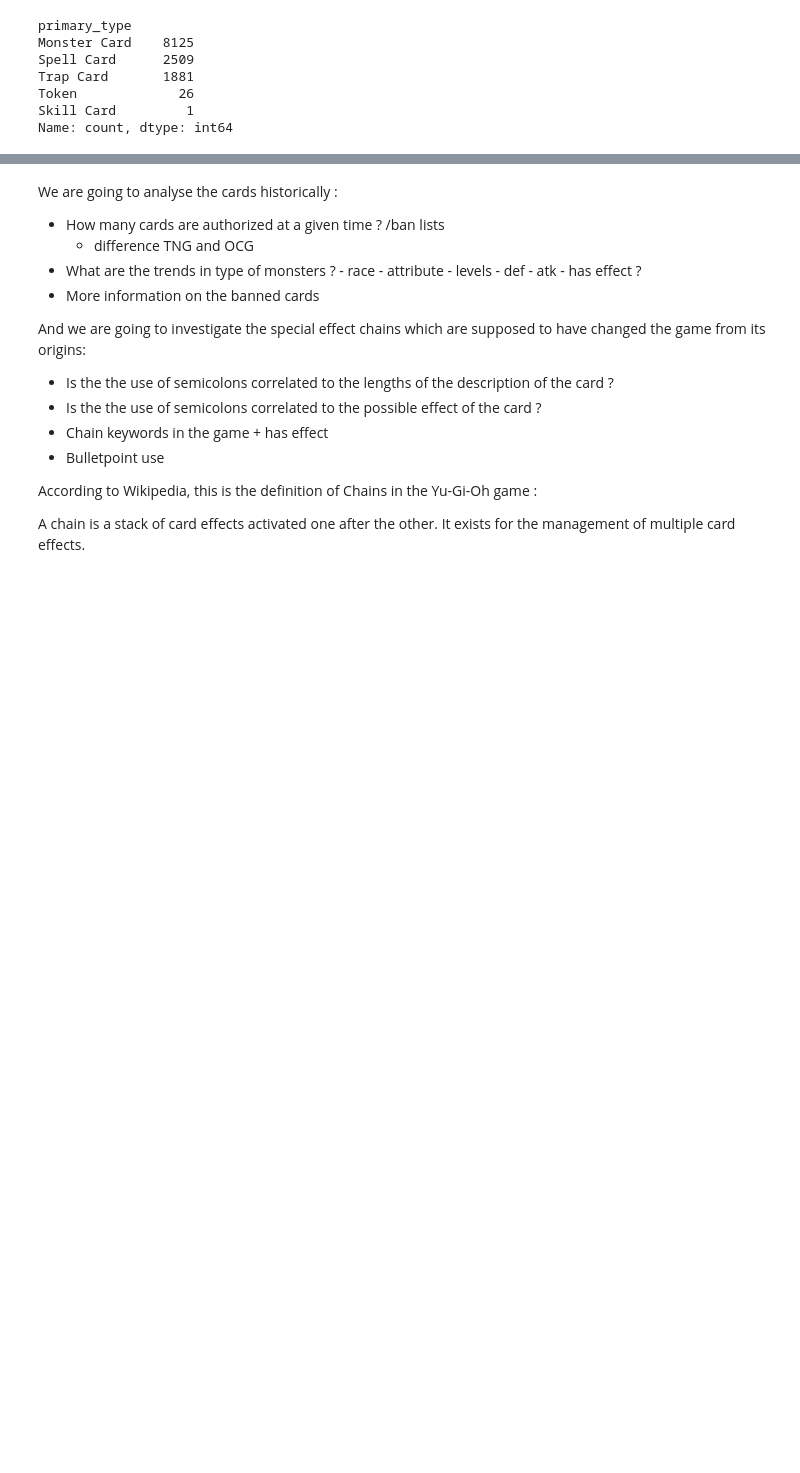
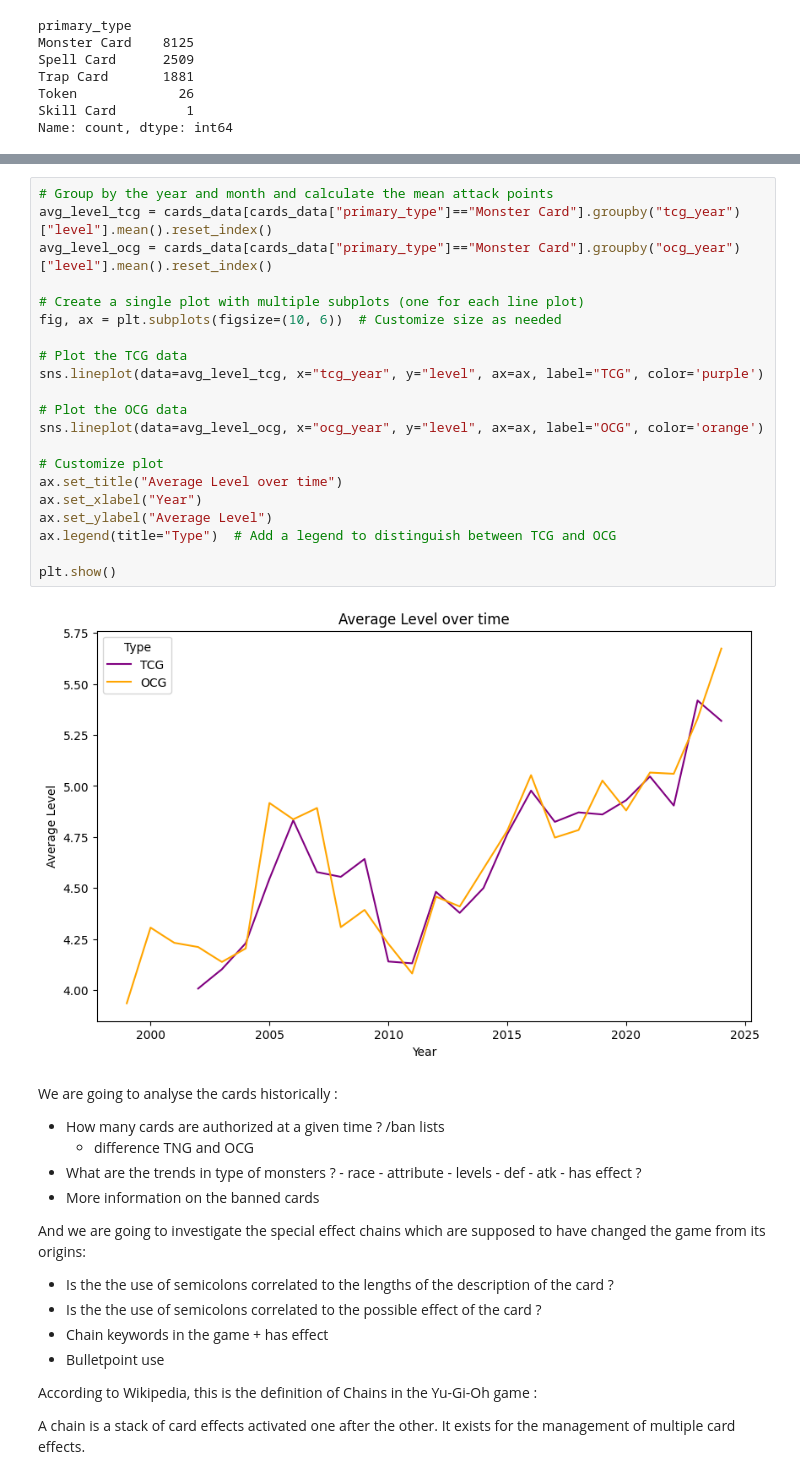
Before and after one commit to HanaeBonnafoux/yugioh, a Jupyter notebook: yu-gi-oh-s-evolution-through-the-cards.ipynb, the cells around one changed output, grey strips where cells are left out. Saved outputs shown, nothing was run; the diff lists cells and outputs as text; blank space fills up the shorter version.

```diff
--- a/yu-gi-oh-s-evolution-through-the-cards.ipynb
+++ b/yu-gi-oh-s-evolution-through-the-cards.ipynb
@@ -321,3 +381,26 @@ sns.lineplot(data=cards_data)
+# %%
+# Group by the year and month and calculate the mean attack points
+avg_level_tcg = cards_data[cards_data["primary_type"]=="Monster Card"].groupby("tcg_year")["level"].mean().reset_index()
+avg_level_ocg = cards_data[cards_data["primary_type"]=="Monster Card"].groupby("ocg_year")["level"].mean().reset_index()
+
+# Create a single plot with multiple subplots (one for each line plot)
+fig, ax = plt.subplots(figsize=(10, 6))  # Customize size as needed
+
+# Plot the TCG data
+sns.lineplot(data=avg_level_tcg, x="tcg_year", y="level", ax=ax, label="TCG", color='purple')
+
+# Plot the OCG data
+sns.lineplot(data=avg_level_ocg, x="ocg_year", y="level", ax=ax, label="OCG", color='orange')
+
+# Customize plot
+ax.set_title("Average Level over time")
+ax.set_xlabel("Year")
+ax.set_ylabel("Average Level")
+ax.legend(title="Type")  # Add a legend to distinguish between TCG and OCG
+
+plt.show()
+# %% [output]
+[figure, added]
 # %% [markdown]
 We are going to analyse the cards historically :
 - How many cards are authorized at a given time ? /ban lists
```
Also changed, not shown: parts of 7 cells of this notebook.
